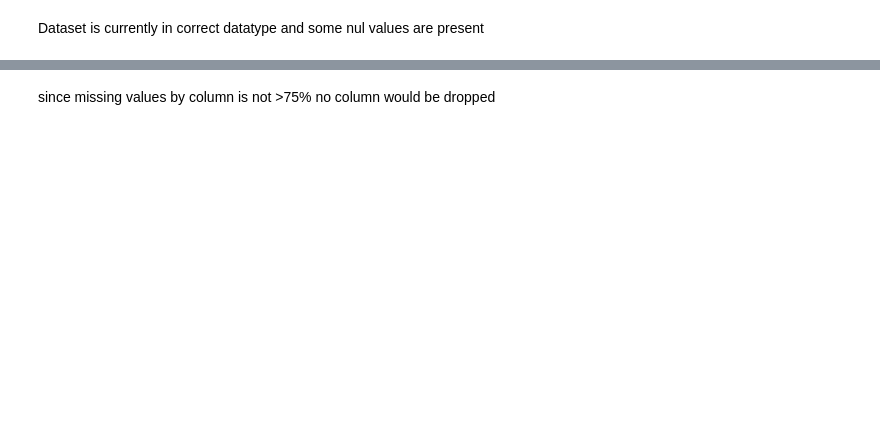
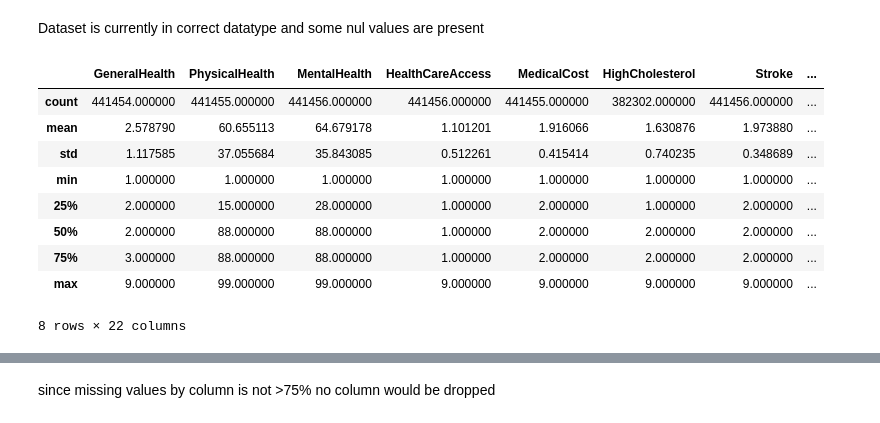
Before and after one commit to heisAnselem/diabetes-risk-predictor, a Jupyter notebook: notebooks/data_cleaning.ipynb, the cells around one changed output, grey strips where cells are left out. Saved outputs shown, nothing was run; the diff lists cells and outputs as text; code cells hidden in the pictures; blank space fills up the shorter version.

```diff
--- a/notebooks/data_cleaning.ipynb
+++ b/notebooks/data_cleaning.ipynb
@@ -102,6 +107,19 @@ dtypes: float64(22)
 memory usage: 74.1 MB
 # %% [markdown]
 Dataset is currently in correct datatype and some nul values are present
+# %%
+df.describe()
+# %% [output]
+|  | GeneralHealth | PhysicalHealth | MentalHealth | HealthCareAccess | MedicalCost | HighCholesterol | Stroke | ... |
+| count | 441454.000000 | 441455.000000 | 441456.000000 | 441456.000000 | 441455.000000 | 382302.000000 | 441456.000000 | ... |
+| mean | 2.578790 | 60.655113 | 64.679178 | 1.101201 | 1.916066 | 1.630876 | 1.973880 | ... |
+| std | 1.117585 | 37.055684 | 35.843085 | 0.512261 | 0.415414 | 0.740235 | 0.348689 | ... |
+| min | 1.000000 | 1.000000 | 1.000000 | 1.000000 | 1.000000 | 1.000000 | 1.000000 | ... |
+| 25% | 2.000000 | 15.000000 | 28.000000 | 1.000000 | 2.000000 | 1.000000 | 2.000000 | ... |
+| 50% | 2.000000 | 88.000000 | 88.000000 | 1.000000 | 2.000000 | 2.000000 | 2.000000 | ... |
+| 75% | 3.000000 | 88.000000 | 88.000000 | 1.000000 | 2.000000 | 2.000000 | 2.000000 | ... |
+| max | 9.000000 | 99.000000 | 99.000000 | 9.000000 | 9.000000 | 9.000000 | 9.000000 | ... |
+8 rows × 22 columns
 # %%
 # defined codes in the dataset that represent missing values from the codebook
 missing_codes = {
```
Also changed, not shown: parts of 46 cells of this notebook, 2 other files.
